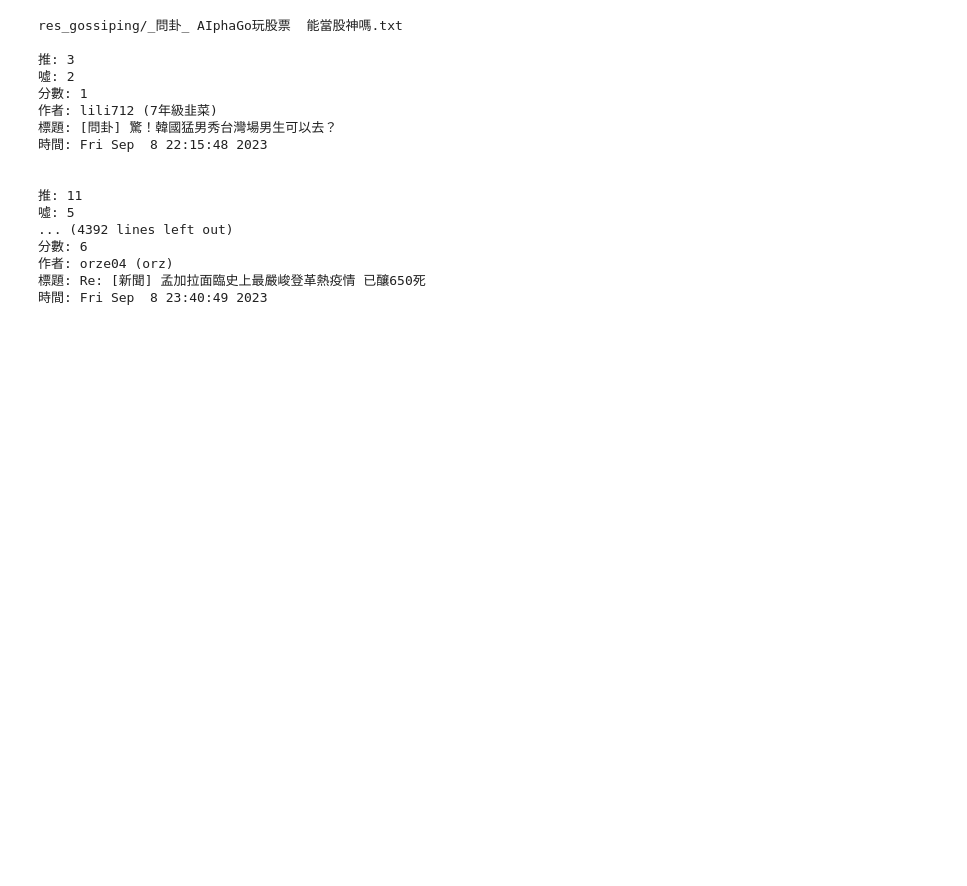
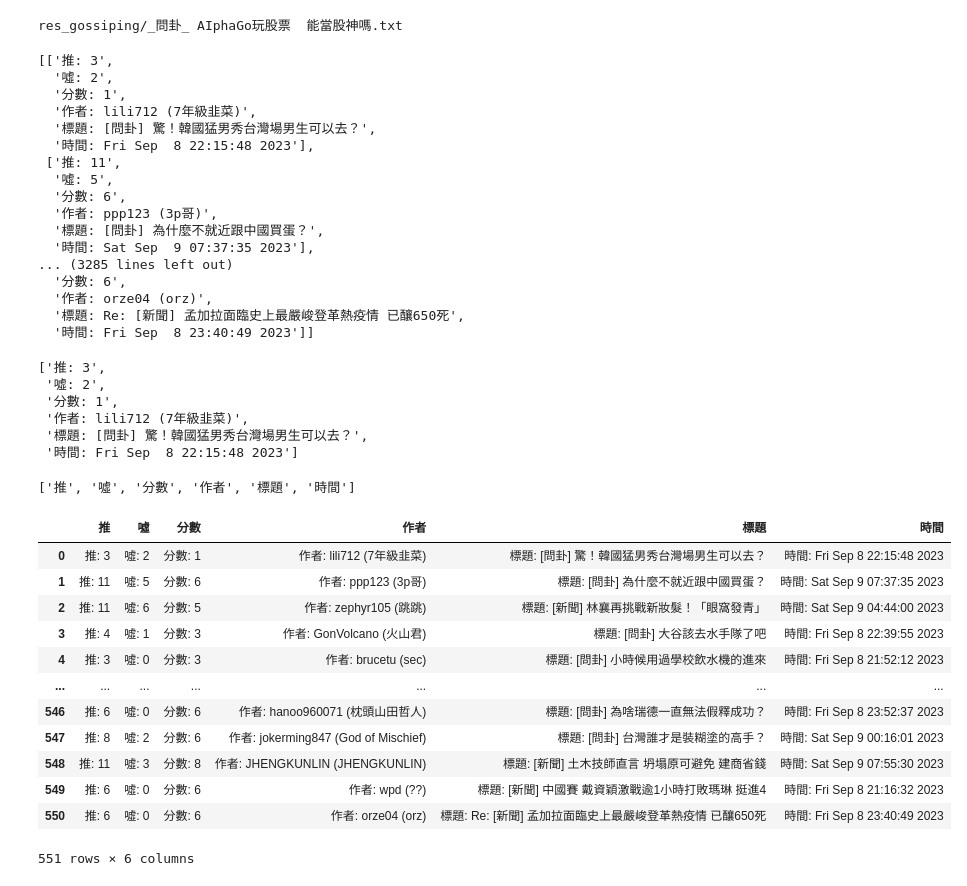
Before and after one commit to uuboyscy/thi102, a Jupyter notebook: pyetl/12_pandas_ptt.ipynb, the cells around one changed output. Drawn from its saved outputs; the diff is of its cells as text; code cells hidden in the pictures; blank space fills up the shorter version.

```diff
--- a/pyetl/12_pandas_ptt.ipynb
+++ b/pyetl/12_pandas_ptt.ipynb
@@ -12,23 +12,62 @@ for path in glob.glob("res_gossiping/*.txt"):
             print(path)
             continue
 
-        row = article_content_list[1]
-        print(row)
+        row = article_content_list[1].split("\n")[1:-1]
+        # print(row)
+        data.append(row)
+
+data
 # %% [output]
 res_gossiping/_問卦_ AIphaGo玩股票  能當股神嗎.txt
-
-推: 3
-噓: 2
-分數: 1
-作者: lili712 (7年級韭菜)
-標題: [問卦] 驚！韓國猛男秀台灣場男生可以去？
-時間: Fri Sep  8 22:15:48 2023
-
-
-推: 11
-噓: 5
-... (4392 lines left out)
-分數: 6
-作者: orze04 (orz)
-標題: Re: [新聞] 孟加拉面臨史上最嚴峻登革熱疫情 已釀650死
-時間: Fri Sep  8 23:40:49 2023
+[['推: 3',
+  '噓: 2',
+  '分數: 1',
+  '作者: lili712 (7年級韭菜)',
+  '標題: [問卦] 驚！韓國猛男秀台灣場男生可以去？',
+  '時間: Fri Sep  8 22:15:48 2023'],
+ ['推: 11',
+  '噓: 5',
+  '分數: 6',
+  '作者: ppp123 (3p哥)',
+  '標題: [問卦] 為什麼不就近跟中國買蛋？',
+  '時間: Sat Sep  9 07:37:35 2023'],
+... (3285 lines left out)
+  '分數: 6',
+  '作者: orze04 (orz)',
+  '標題: Re: [新聞] 孟加拉面臨史上最嚴峻登革熱疫情 已釀650死',
+  '時間: Fri Sep  8 23:40:49 2023']]
+# %%
+data[0]
+# %% [output]
+['推: 3',
+ '噓: 2',
+ '分數: 1',
+ '作者: lili712 (7年級韭菜)',
+ '標題: [問卦] 驚！韓國猛男秀台灣場男生可以去？',
+ '時間: Fri Sep  8 22:15:48 2023']
+# %%
+columns = [col_str.split(": ")[0] for col_str in data[0]]
+columns
+# %% [output]
+['推', '噓', '分數', '作者', '標題', '時間']
+# %%
+df = pd.DataFrame(
+    data=data,
+    columns=columns,
+)
+
+df
+# %% [output]
+|  | 推 | 噓 | 分數 | 作者 | 標題 | 時間 |
+| 0 | 推: 3 | 噓: 2 | 分數: 1 | 作者: lili712 (7年級韭菜) | 標題: [問卦] 驚！韓國猛男秀台灣場男生可以去？ | 時間: Fri Sep 8 22:15:48 2023 |
+| 1 | 推: 11 | 噓: 5 | 分數: 6 | 作者: ppp123 (3p哥) | 標題: [問卦] 為什麼不就近跟中國買蛋？ | 時間: Sat Sep 9 07:37:35 2023 |
+| 2 | 推: 11 | 噓: 6 | 分數: 5 | 作者: zephyr105 (跳跳) | 標題: [新聞] 林襄再挑戰新妝髮！「眼窩發青」 | 時間: Sat Sep 9 04:44:00 2023 |
+| 3 | 推: 4 | 噓: 1 | 分數: 3 | 作者: GonVolcano (火山君) | 標題: [問卦] 大谷該去水手隊了吧 | 時間: Fri Sep 8 22:39:55 2023 |
+| 4 | 推: 3 | 噓: 0 | 分數: 3 | 作者: brucetu (sec) | 標題: [問卦] 小時候用過學校飲水機的進來 | 時間: Fri Sep 8 21:52:12 2023 |
+| ... | ... | ... | ... | ... | ... | ... |
+| 546 | 推: 6 | 噓: 0 | 分數: 6 | 作者: hanoo960071 (枕頭山田哲人) | 標題: [問卦] 為啥瑞德一直無法假釋成功？ | 時間: Fri Sep 8 23:52:37 2023 |
+| 547 | 推: 8 | 噓: 2 | 分數: 6 | 作者: jokerming847 (God of Mischief) | 標題: [問卦] 台灣誰才是裝糊塗的高手？ | 時間: Sat Sep 9 00:16:01 2023 |
+| 548 | 推: 11 | 噓: 3 | 分數: 8 | 作者: JHENGKUNLIN (JHENGKUNLIN) | 標題: [新聞] 土木技師直言 坍塌原可避免 建商省錢 | 時間: Sat Sep 9 07:55:30 2023 |
+| 549 | 推: 6 | 噓: 0 | 分數: 6 | 作者: wpd (??) | 標題: [新聞] 中國賽 戴資穎激戰逾1小時打敗瑪琳 挺進4 | 時間: Fri Sep 8 21:16:32 2023 |
+| 550 | 推: 6 | 噓: 0 | 分數: 6 | 作者: orze04 (orz) | 標題: Re: [新聞] 孟加拉面臨史上最嚴峻登革熱疫情 已釀650死 | 時間: Fri Sep 8 23:40:49 2023 |
+551 rows × 6 columns
```
Also changed, not shown: parts of 10 cells of this notebook, 7 other files.
